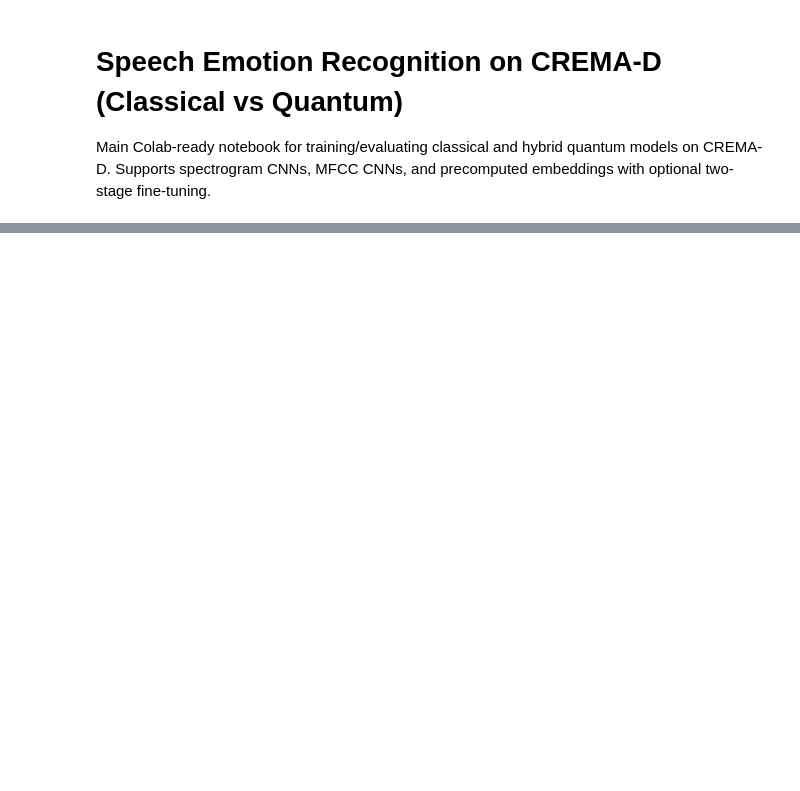
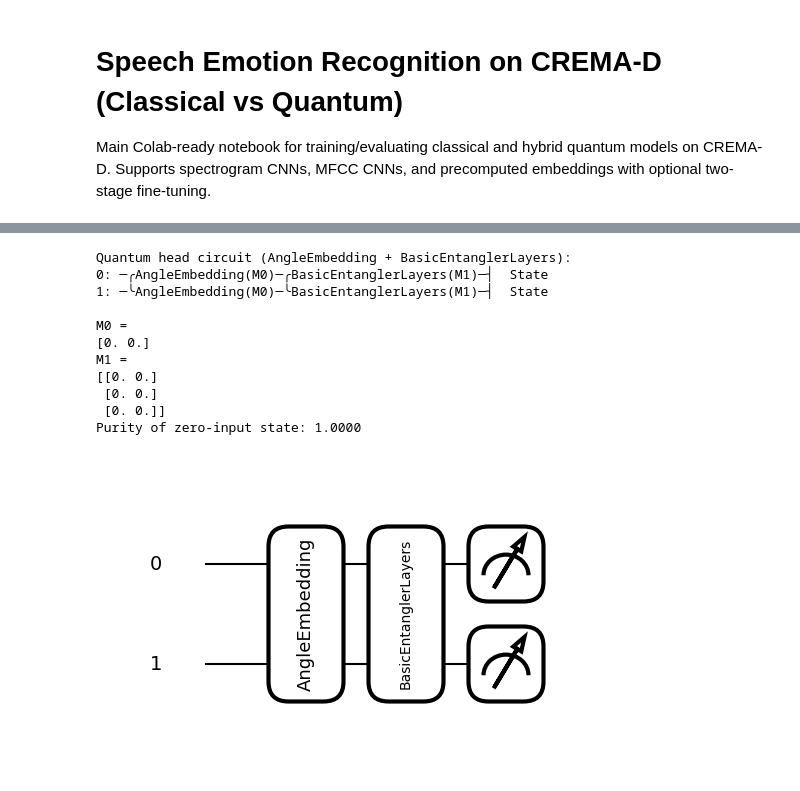
Before and after one commit to lburdman/qnn-transfer-learning, a Jupyter notebook: qnn_speech_recognition.ipynb, the cells around one changed output, grey strips where cells are left out. Cells and saved outputs as stored; diff of their text form; code cells hidden in the pictures; blank space fills up the shorter version.

```diff
--- a/qnn_speech_recognition.ipynb
+++ b/qnn_speech_recognition.ipynb
@@ -100,5 +164,5 @@ print(json.dumps(config, indent=2))
 # %%
-dataloaders, dataset_sizes, class_names, counts_per_class = create_dataloaders_all(config, shuffle=True, num_workers=2)
+dataloaders, dataset_sizes, class_names, counts_per_class = create_dataloaders_all(config, shuffle=True, num_workers=0)
 print('Splits sizes:', dataset_sizes)
 print('Classes:', class_names)
 phase = 'train' if 'train' in dataloaders else list(dataloaders.keys())[0]
@@ -118,23 +197,28 @@ else:
 history_stage1 = {}
 history_stage2 = {}
 final_acc = None
+best_model = None
 if FINE_TUNING:
     if BASE_MODEL in ['cnn_specs', 'cnn_mfcc']:
         ft_cfg = config.copy()
         ft_cfg.update({
             'pretrain_epochs': EPOCHS_PRETRAIN,
             'finetune_epochs': EPOCHS_FINETUNE,
-            'learning_rate_pretrain': LR_PRETRAIN,
-            'learning_rate_finetune_classical': LR_FINETUNE,
-            'learning_rate_finetune_quantum': LR_FINETUNE,
+            'learning_rate_pretrain': config.get('learning_rate_pretrain', 1e-3),
+            'learning_rate_finetune_classical': config.get('learning_rate', 1e-3),
+            'learning_rate_finetune_quantum': config.get('learning_rate', 1e-3),
             'n_qubits': N_QUBITS,
             'q_depth': Q_DEPTH,
             'backbone_dir': str(Path(DATA_ROOT) / 'Models' / 'backbone'),
         })
-        _, history_stage1, checkpoint = pretrain_backbone_and_embedding(dataloaders, dataset_sizes, class_names, ft_cfg, representation_tag=BASE_MODEL.split('_')[-1])
+        _, history_stage1, checkpoint = pretrain_backbone_and_embedding(
+            dataloaders, dataset_sizes, class_names, ft_cfg, representation_tag=BASE_MODEL.split('_')[-1]
+        )
         head_type = 'quantum' if USE_QUANTUM else 'classical'
-        _, history_stage2, final_acc = finetune_head_only(checkpoint, dataloaders, dataset_sizes, class_names, ft_cfg, head_type=head_type, representation_tag=BASE_MODEL.split('_')[-1])
-        eval_model = _
+        best_model, history_stage2, final_acc = finetune_head_only(
+            checkpoint, dataloaders, dataset_sizes, class_names, ft_cfg, head_type=head_type,
+            representation_tag=BASE_MODEL.split('_')[-1]
+        )
     else:
         input_dim = sample_x.shape[1] if sample_x.ndim == 2 else sample_x.shape[1]
         feature_mapper = nn.Sequential(
@@ -147,7 +231,9 @@ if FINE_TUNING:
         stage1_model = nn.Sequential(feature_mapper, head_stage1)
         model_dir_stage1 = Path(config['model_dir']) / 'stage1'
         model_dir_stage1.mkdir(parents=True, exist_ok=True)
-        stage1_model, history_stage1 = train_with_history(stage1_model, dataloaders, dataset_sizes, device=device, num_epochs=EPOCHS_PRETRAIN, learning_rate=LR_PRETRAIN, model_dir=str(model_dir_stage1), phases=tuple(p for p in ('train','val') if p in dataloaders))
+        stage1_model, history_stage1 = train_with_history(
+            stage1_model, dataloaders, dataset_sizes, device=device, num_epochs=EPOCHS_PRETRAIN, learning_rate=config.get('learning_rate_pretrain', 1e-3), model_dir=str(model_dir_stage1), phases=tuple(p for p in ('train','test') if p in dataloaders)
+        )
         freeze_module_params(feature_mapper)
         if USE_QUANTUM:
             from src.model_builder import build_quantum_head
@@ -157,13 +243,14 @@ if FINE_TUNING:
         stage2_model = nn.Sequential(feature_mapper, head_stage2).to(device)
         model_dir_stage2 = Path(config['model_dir']) / 'stage2'
         model_dir_stage2.mkdir(parents=True, exist_ok=True)
-        stage2_model, history_stage2 = train_with_history(stage2_model, dataloaders, dataset_sizes, device=device, num_epochs=EPOCHS_FINETUNE, learning_rate=LR_FINETUNE, model_dir=str(model_dir_stage2), phases=tuple(p for p in ('train','val') if p in dataloaders))
-        eval_model = stage2_model
-        final_acc = history_stage2.get('val_acc', [0])[-1] if history_stage2.get('val_acc') else 0
+        best_model, history_stage2 = train_with_history(
+            stage2_model, dataloaders, dataset_sizes, device=device, num_epochs=EPOCHS_FINETUNE, learning_rate=config.get('learning_rate', 1e-3), model_dir=str(model_dir_stage2), phases=tuple(p for p in ('train','test') if p in dataloaders)
+        )
+        final_acc = history_stage2.get('test_acc', [0])[-1] if history_stage2.get('test_acc') else 0
 else:
-    model = build_model(config, class_names, dataloaders, device=device)
-    model, history_stage1 = train_model(model, dataloaders, dataset_sizes, device, config['num_epochs'], config['learning_rate'], config['model_dir'])
-    eval_model = model
+    best_model = build_model(config, class_names, dataloaders, device=device)
+    best_model, history_stage1 = train_model(
+        best_model, dataloaders, dataset_sizes, device, config['num_epochs'], config['learning_rate'], config['model_dir']
+    )
     final_acc = history_stage1.get('test_acc', [0])[-1] if history_stage1.get('test_acc') else 0
-
-print('Final val/test acc estimate:', final_acc)
+print('Final test acc estimate:', f'{final_acc:.4f}')
@@ -197,8 +350,21 @@ print(metrics)
 # %%
 if USE_QUANTUM:
     try:
-        analyze_trained_quantum_head(eval_model, n_qubits=N_QUBITS, q_depth=Q_DEPTH, device=device, save_dir=config.get('model_dir'))
+        analyze_trained_quantum_head(best_model, device=device, sample_input=None, print_density=True, save_dir=config.get("model_dir"))
     except Exception as exc:
         print('Quantum recap failed:', exc)
 else:
     print('Quantum recap skipped (USE_QUANTUM=False)')
+# %% [output]
+Quantum head circuit (AngleEmbedding + BasicEntanglerLayers):
+0: ─╭AngleEmbedding(M0)─╭BasicEntanglerLayers(M1)─┤  State
+1: ─╰AngleEmbedding(M0)─╰BasicEntanglerLayers(M1)─┤  State
+
+M0 =
+[0. 0.]
+M1 =
+[[0. 0.]
+ [0. 0.]
+ [0. 0.]]
+Purity of zero-input state: 1.0000
+[figure, added]
```
Also changed, not shown: parts of 12 cells of this notebook, 4 other files.
